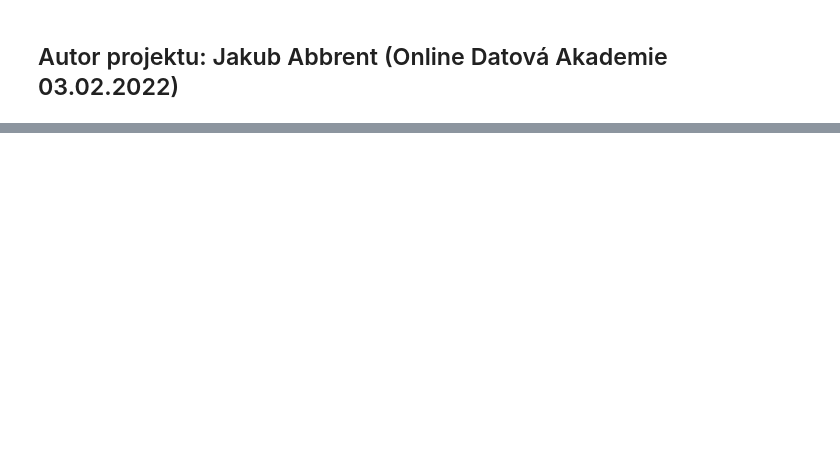
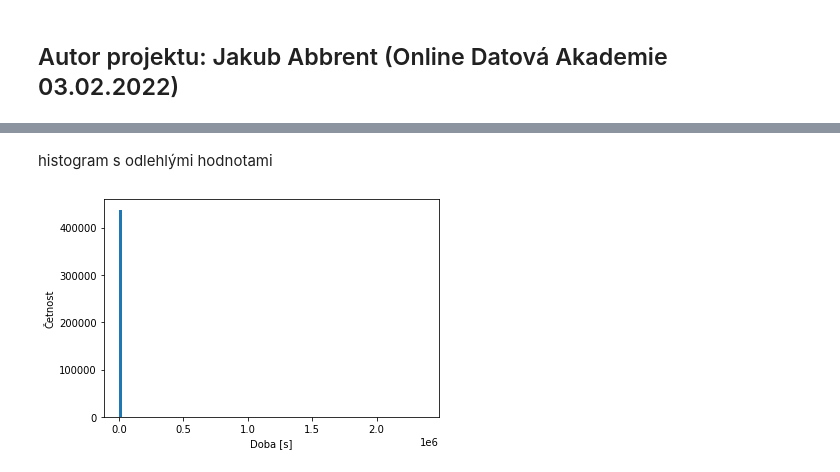
Before and after one commit to JakubAbb/Engeto-Python-project, a Jupyter notebook: main_script.ipynb, the cells around one changed output, grey strips where cells are left out. Saved outputs shown, nothing was run; the diff lists cells and outputs as text; code cells hidden in the pictures; blank space fills up the shorter version.

```diff
--- a/main_script.ipynb
+++ b/main_script.ipynb
@@ -17,0 +192,13 @@ df = pd.read_sql(sql=query, con=engine)
+# %% [markdown]
+histogram s odlehlými hodnotami
+# %%
+# histogram doby trvání výpůjček - defaultně vytvořené kategorie (10)
+plt.figure()
+# n, bins, patches = plt.hist(duration, bins=[0, 1000, 2000, 3000, 10000, 100000, np.max(duration)])
+# n, bins, patches = plt.hist(duration, bins=[0, 1000, 2000, 3000, 4000, 5000, 10000])
+n, bins, patches = plt.hist(duration, bins=100)
+plt.xlabel("Doba [s]")
+plt.ylabel("Četnost")
+plt.show()
+# %% [output]
+[figure, added]
```
Also changed, not shown: parts of 31 cells of this notebook.
